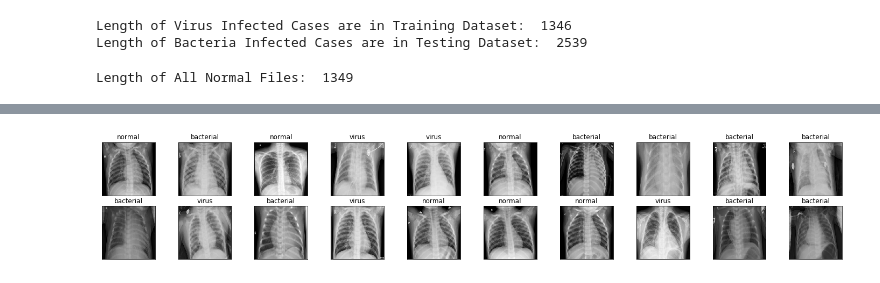
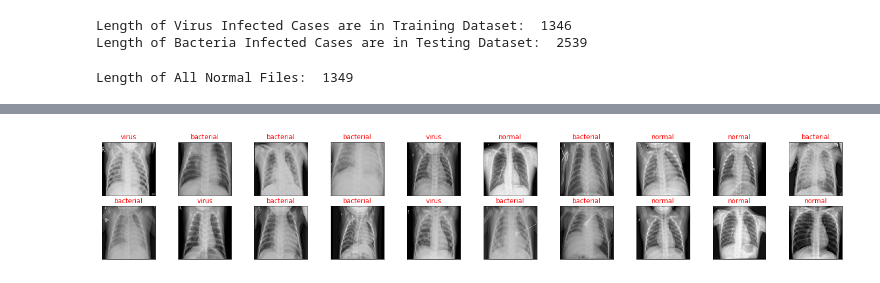
Before and after one commit to swastiknath/pyt_pneu_xray_cls, a Jupyter notebook: DataOps.ipynb, the cells around one changed output, grey strips where cells are left out. Drawn from its saved outputs; the diff is of its cells as text; code cells hidden in the pictures.

```diff
--- a/DataOps.ipynb
+++ b/DataOps.ipynb
@@ -116,18 +164,24 @@ Transform: Compose(
 batch_size = 20
 num_workers=0
 
-# prepare data loaders
-train_loader = torch.utils.data.DataLoader(train_data, batch_size=batch_size,
-                                           num_workers=num_workers, shuffle=True)
+train_loader = torch.utils.data.DataLoader(train_data,
+                                           batch_size=batch_size,
+                                           num_workers=num_workers,
+                                           shuffle=True)
+
+test_loader = torch.utils.data.DataLoader(test_data,
+                                          batch_size=batch_size,
+                                          num_workers=num_workers,
+                                          shuffle=True)
 # %%
 classes = ['bacterial', 'normal', 'virus']
 dataiter = iter(train_loader)
 images, labels = dataiter.next()
 images = images.numpy()
 fig = plt.figure(figsize=(25, 4))
 for idx in np.arange(20):
     ax = fig.add_subplot(2, 20/2, idx+1, xticks=[], yticks=[])
     plt.imshow(np.transpose(images[idx], (1, 2, 0)))
-    ax.set_title(classes[labels[idx]])
+    ax.set_title(classes[labels[idx]], color='red')
 # %% [output]
-[figure, old version]
+[figure, new version]
```
Also changed, not shown: parts of 7 cells of this notebook, 1 other file.
